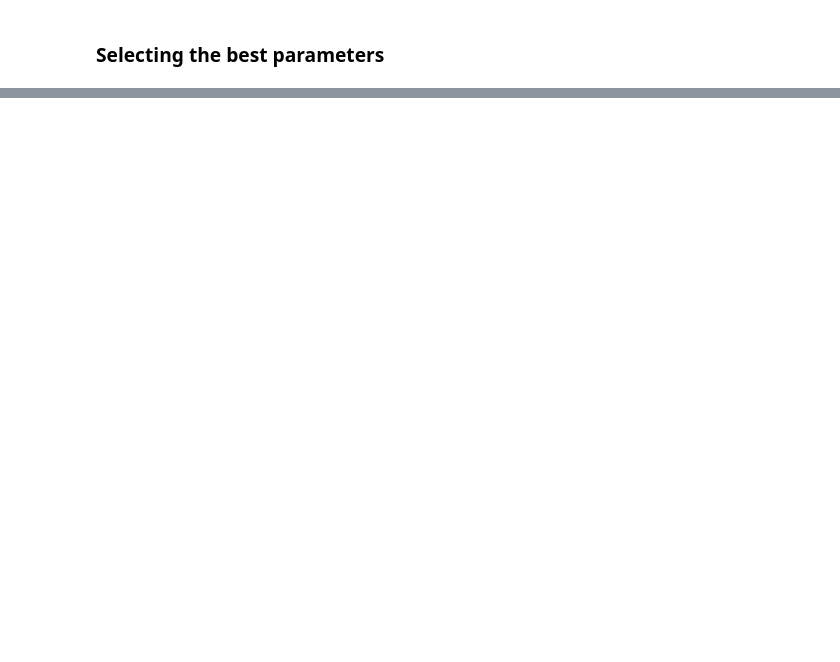
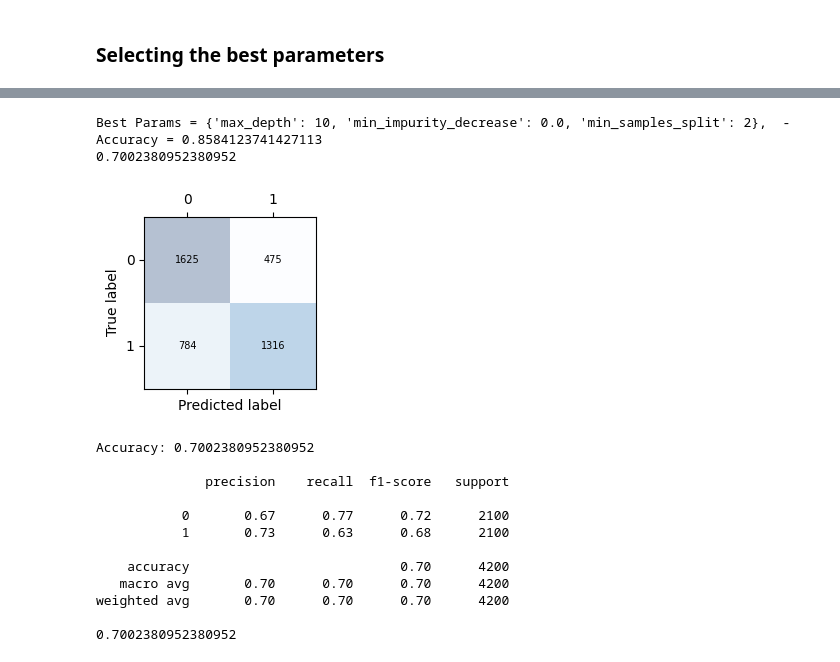
Before and after one commit to Lvago/MD_D1_3_12, a Jupyter notebook: Projecte2/Decision_trees.ipynb, the cells around one changed output, grey strips where cells are left out. Cells and saved outputs as stored; diff of their text form; code cells hidden in the pictures; blank space fills up the shorter version.

```diff
--- a/Projecte2/Decision_trees.ipynb
+++ b/Projecte2/Decision_trees.ipynb
@@ -353,0 +343,59 @@ weighted avg       0.70      0.84      0.76      2514
+# %%
+params = {
+    "min_impurity_decrease": np.linspace(0, 0.1, 5),
+    "min_samples_split": [2, 5, 10],
+    "max_depth": [5, 7, 10],  # Limiting to a few key depths
+}
+
+#Create the GridSearchCV object
+clf = GridSearchCV(
+    DecisionTreeClassifier(criterion="entropy"),
+    param_grid=params,
+    cv=10,
+    n_jobs=-1,
+)
+
+#Fit the GridSearchCV object to the data
+clf.fit(X_train_resampled, y_train_resampled)
+
+#Print the best parameters and best score
+print(f"Best Params = {clf.best_params_},  -  Accuracy = {clf.best_score_}")
+
+#Train the Decision Tree classifier with the best parameters found
+best_params = clf.best_params_
+cdt = tree.DecisionTreeClassifier(
+    criterion="entropy",
+    **best_params
+)
+
+clf = cdt.fit(X_train_resampled, y_train_resampled)
+predic = clf.predict(X_test_resampled)
+
+#Obtain accuracy score of learned classifier on test data
+print(clf.score(X_test_resampled, y_test_resampled))
+
+confmat = sklearn.metrics.confusion_matrix(y_test_resampled, predic)
+prettyConfusionMatrix(confmat)
+
+#Print detailed classification report
+print(f"\nAccuracy: {accuracy_score(y_test_resampled, predic)}\n")
+print(classification_report(y_test_resampled, predic))
+
+epsilon = accuracy_score(y_test_resampled, predic)
+print(epsilon)
+# %% [output]
+Best Params = {'max_depth': 10, 'min_impurity_decrease': 0.0, 'min_samples_split': 2},  -  Accuracy = 0.8584123741427113
+0.7002380952380952
+[figure, added]
+Accuracy: 0.7002380952380952
+
+              precision    recall  f1-score   support
+
+           0       0.67      0.77      0.72      2100
+           1       0.73      0.63      0.68      2100
+
+    accuracy                           0.70      4200
+   macro avg       0.70      0.70      0.70      4200
+weighted avg       0.70      0.70      0.70      4200
+
+0.7002380952380952
```
Also changed, not shown: parts of 13 cells of this notebook, 1 other file.
